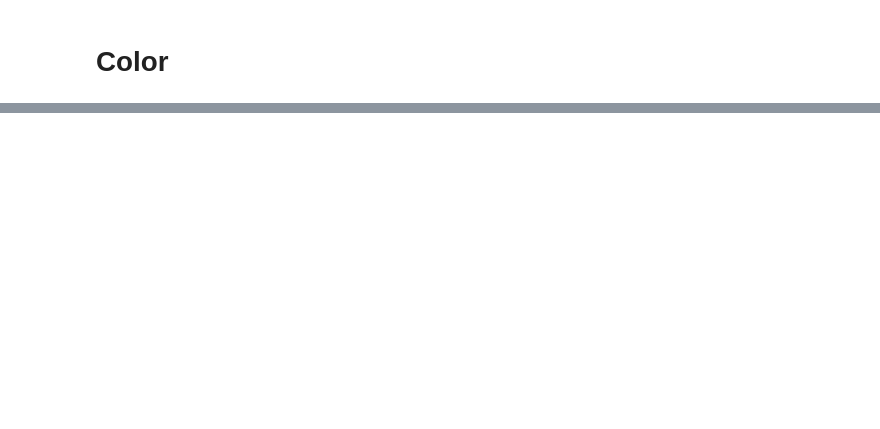
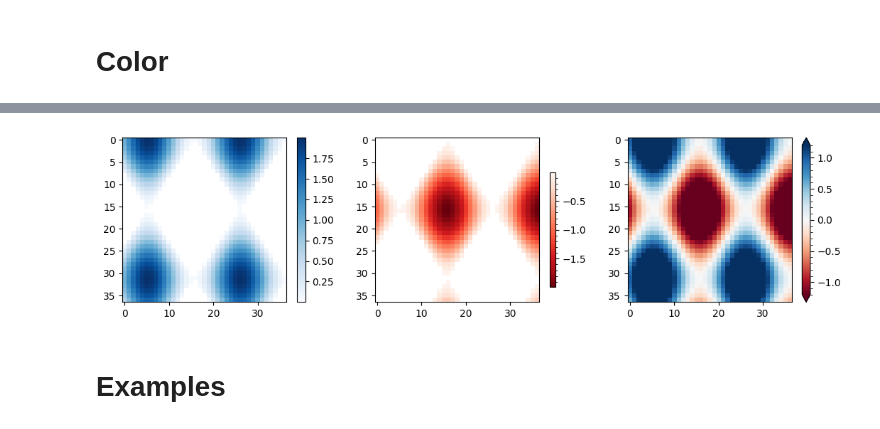
Before and after one commit to tangyongli/tangyongli.github.io, a Jupyter notebook: notes/package/matplotlib.ipynb, the cells around one changed output, grey strips where cells are left out. Cells and saved outputs as stored; diff of their text form; code cells hidden in the pictures; blank space fills up the shorter version.

```diff
--- a/notes/package/matplotlib.ipynb
+++ b/notes/package/matplotlib.ipynb
@@ -110,0 +187,43 @@ Line2D(example)
+# %%
+import matplotlib.pyplot as plt
+import numpy as np
+
+# setup some generic data
+N = 37
+x, y = np.mgrid[:N, :N]
+Z = (np.cos(x*0.2) + np.sin(y*0.3))
+
+# mask out the negative and positive values, respectively
+Zpos = np.ma.masked_less(Z, 0)
+Zneg = np.ma.masked_greater(Z, 0)
+
+fig, (ax1, ax2, ax3) = plt.subplots(figsize=(13, 3), ncols=3)
+
+# plot just the positive data and save the
+# color "mappable" object returned by ax1.imshow
+pos = ax1.imshow(Zpos, cmap='Blues', interpolation='none')
+
+# add the colorbar using the figure's method,
+# telling which mappable we're talking about and
+# which axes object it should be near
+fig.colorbar(pos, ax=ax1)
+
+# repeat everything above for the negative data
+# you can specify location, anchor and shrink the colorbar
+neg = ax2.imshow(Zneg, cmap='Reds_r', interpolation='none')
+cbar2=fig.colorbar(neg, ax=ax2, location='right', anchor=(0, 0.3), shrink=0.7)
+cbar2.minorticks_on()
+
+# Plot both positive and negative values between +/- 1.2
+pos_neg_clipped = ax3.imshow(Z, cmap='RdBu', vmin=-1.2, vmax=1.2,
+                             interpolation='none')
+# Add minorticks on the colorbar to make it easy to read the
+# values off the colorbar.
+# extend='both' makes the end of colorbar with arrow shape
+cbar = fig.colorbar(pos_neg_clipped, ax=ax3,extend='both')
+cbar.minorticks_on()
+plt.show()
+# %% [output]
+[figure, added]
+# %% [markdown]
+# Examples
```
Also changed, not shown: parts of 14 cells of this notebook, 4 other files.
